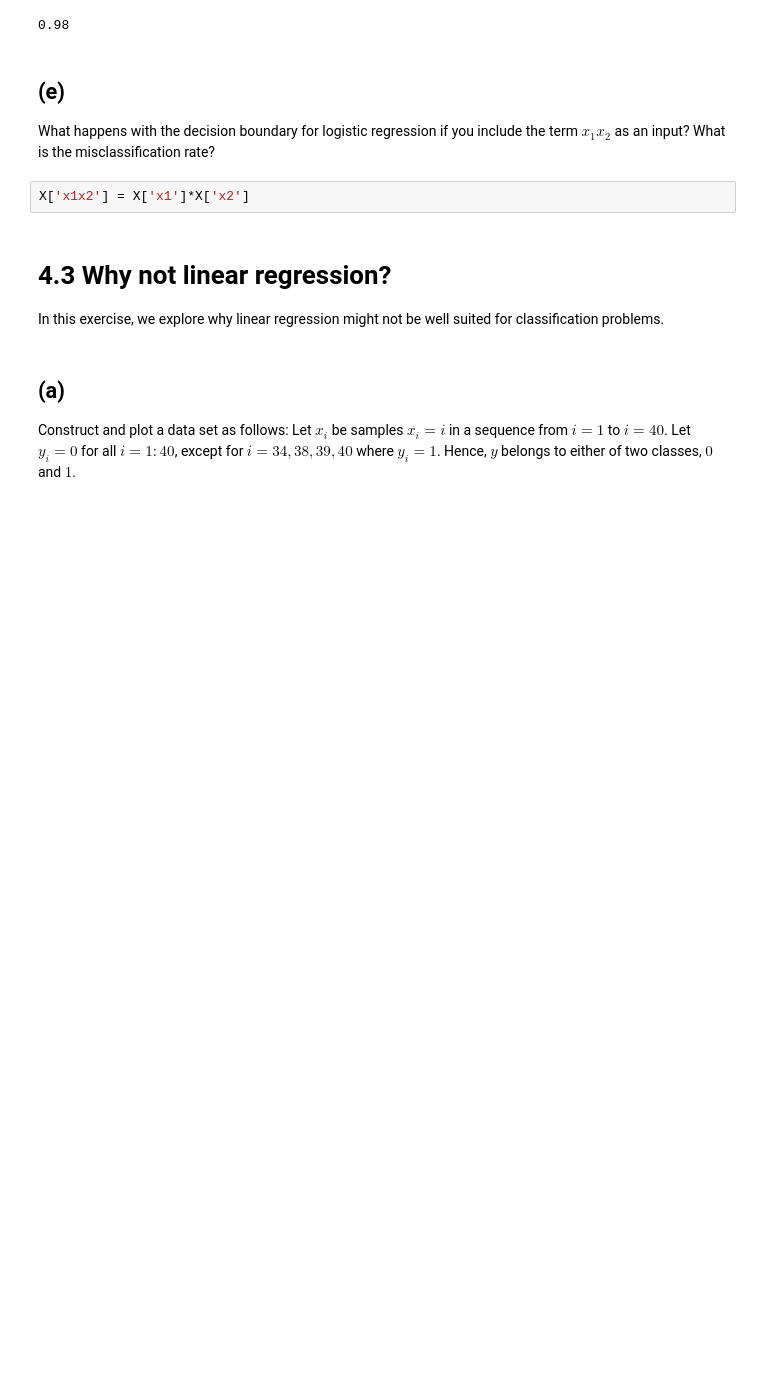
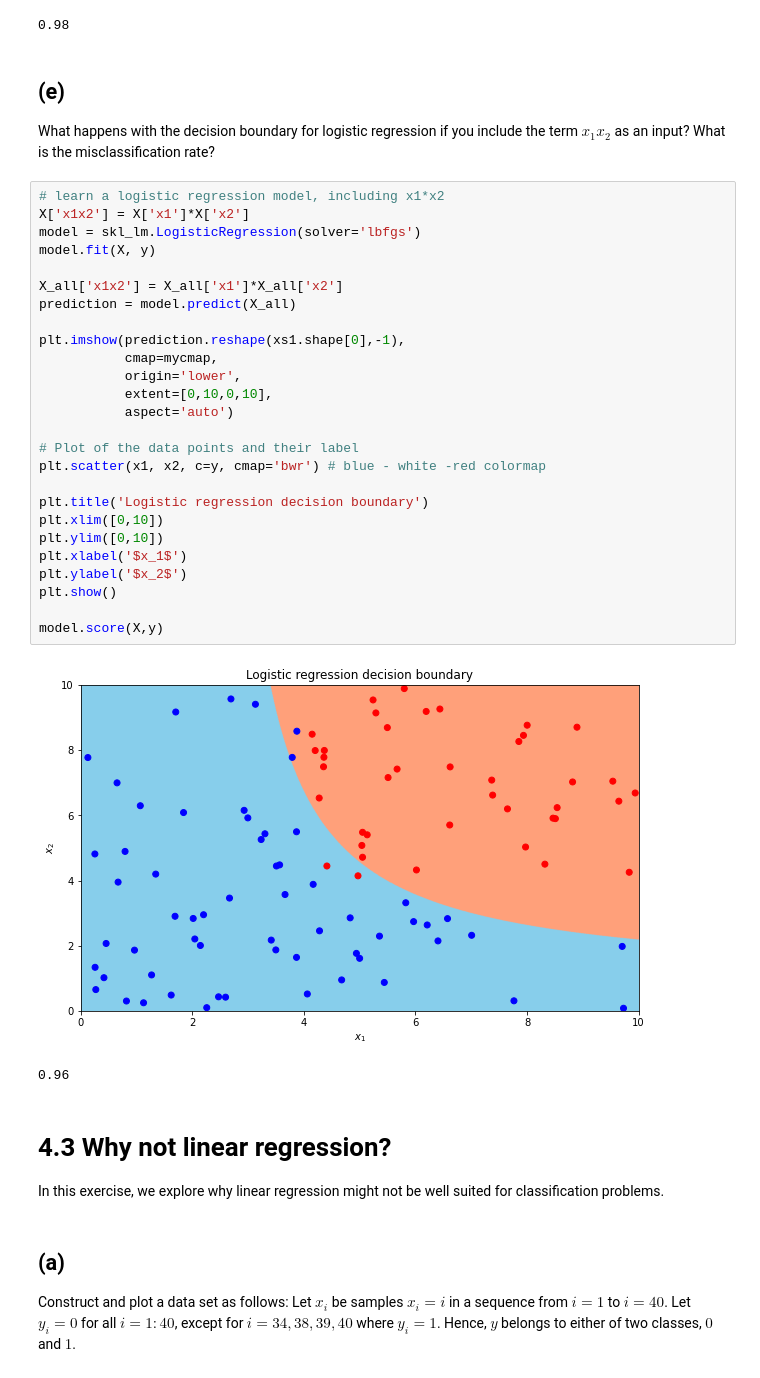
Before and after one commit to flapinski/SML, a Jupyter notebook: exercises/SML-session_4.ipynb, the cells around one changed output. Drawn from its saved outputs; the diff is of its cells as text; blank space fills up the shorter version.

```diff
--- a/exercises/SML-session_4.ipynb
+++ b/exercises/SML-session_4.ipynb
@@ -402,8 +412,35 @@ model.score(X,y)
 # %% [markdown]
 ## (e)
 What happens with the decision boundary for logistic regression if you include the term $x_1x_2$ as an input? What is the misclassification rate?
-# %%
-X['x1x2'] = X['x1']*X['x2']
+# %%
+# learn a logistic regression model, including x1*x2
+X['x1x2'] = X['x1']*X['x2']
+model = skl_lm.LogisticRegression(solver='lbfgs')
+model.fit(X, y)
+
+X_all['x1x2'] = X_all['x1']*X_all['x2']
+prediction = model.predict(X_all)
+
+plt.imshow(prediction.reshape(xs1.shape[0],-1),
+           cmap=mycmap,
+           origin='lower',
+           extent=[0,10,0,10],
+           aspect='auto')
+
+# Plot of the data points and their label
+plt.scatter(x1, x2, c=y, cmap='bwr') # blue - white -red colormap
+
+plt.title('Logistic regression decision boundary')
+plt.xlim([0,10])
+plt.ylim([0,10])
+plt.xlabel('$x_1$')
+plt.ylabel('$x_2$')
+plt.show()
+
+model.score(X,y)
+# %% [output]
+[figure, added]
+0.96
 # %% [markdown]
 # 4.3 Why not linear regression?
 In this exercise, we explore why linear regression might not be well suited for classification problems.
```
Also changed, not shown: parts of 10 cells of this notebook.
